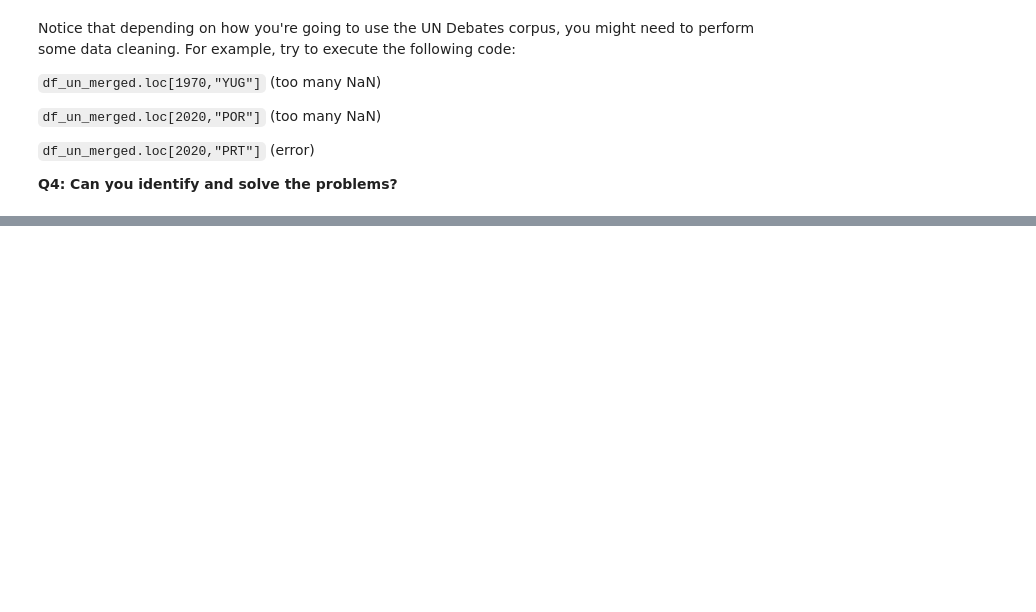
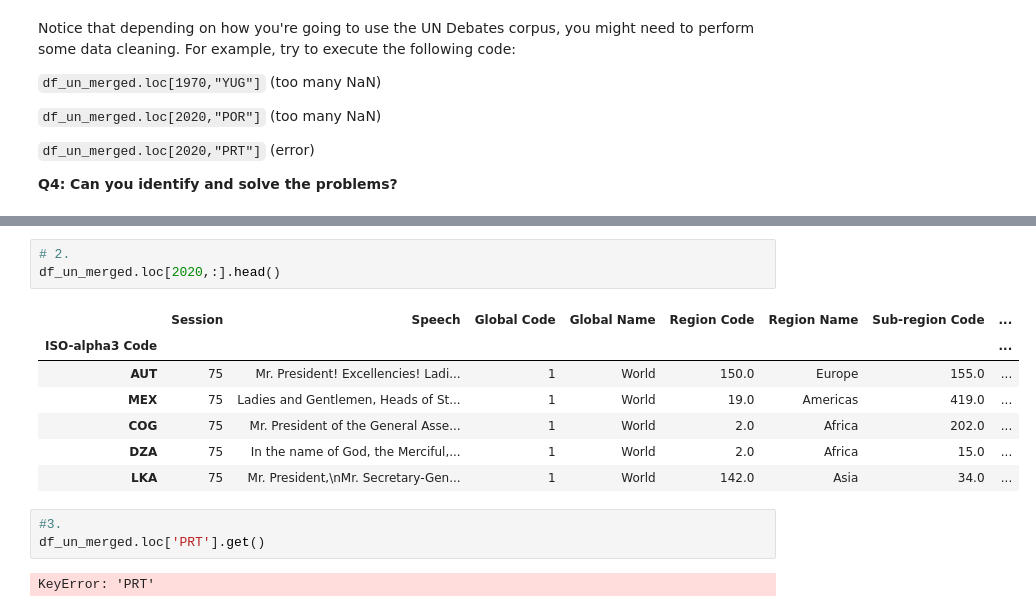
Before and after one commit to himayla/FDS_assign1, a Jupyter notebook: Lab3_Assignment1_Aux.ipynb, the cells around one changed output, grey strips where cells are left out. Drawn from its saved outputs; the diff is of its cells as text; blank space fills up the shorter version.

```diff
--- a/Lab3_Assignment1_Aux.ipynb
+++ b/Lab3_Assignment1_Aux.ipynb
@@ -250,0 +282,16 @@ KeyError: 'POR'
+# %%
+# 2.
+df_un_merged.loc[2020,:].head()
+# %% [output]
+|  | Session | Speech | Global Code | Global Name | Region Code | Region Name | Sub-region Code | ... |
+| ISO-alpha3 Code |  |  |  |  |  |  |  | ... |
+| AUT | 75 | Mr. President! Excellencies! Ladi... | 1 | World | 150.0 | Europe | 155.0 | ... |
+| MEX | 75 | Ladies and Gentlemen, Heads of St... | 1 | World | 19.0 | Americas | 419.0 | ... |
+| COG | 75 | Mr. President of the General Asse... | 1 | World | 2.0 | Africa | 202.0 | ... |
+| DZA | 75 | In the name of God, the Merciful,... | 1 | World | 2.0 | Africa | 15.0 | ... |
+| LKA | 75 | Mr. President,\nMr. Secretary-Gen... | 1 | World | 142.0 | Asia | 34.0 | ... |
+# %%
+#3.
+df_un_merged.loc['PRT'].get()
+# %% [output]
+KeyError: 'PRT'
```
Also changed, not shown: parts of 8 cells of this notebook.
